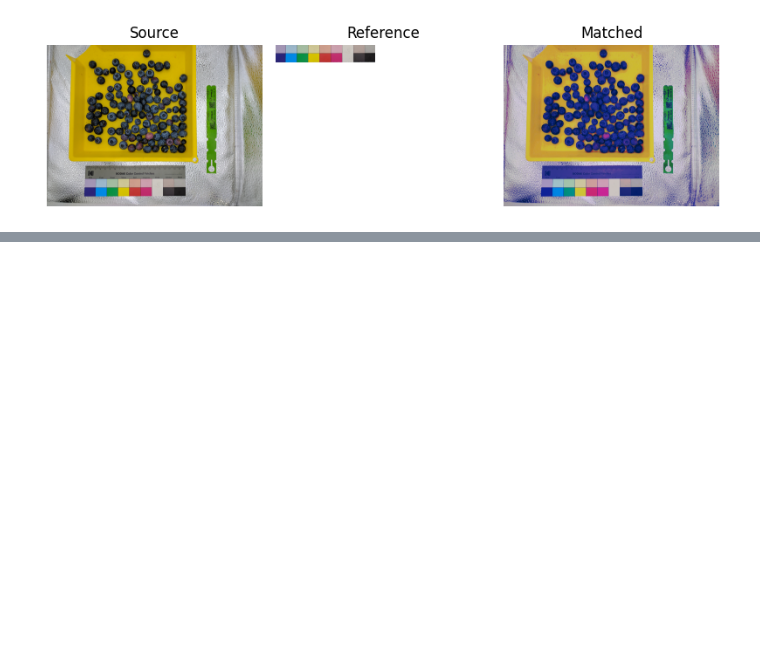
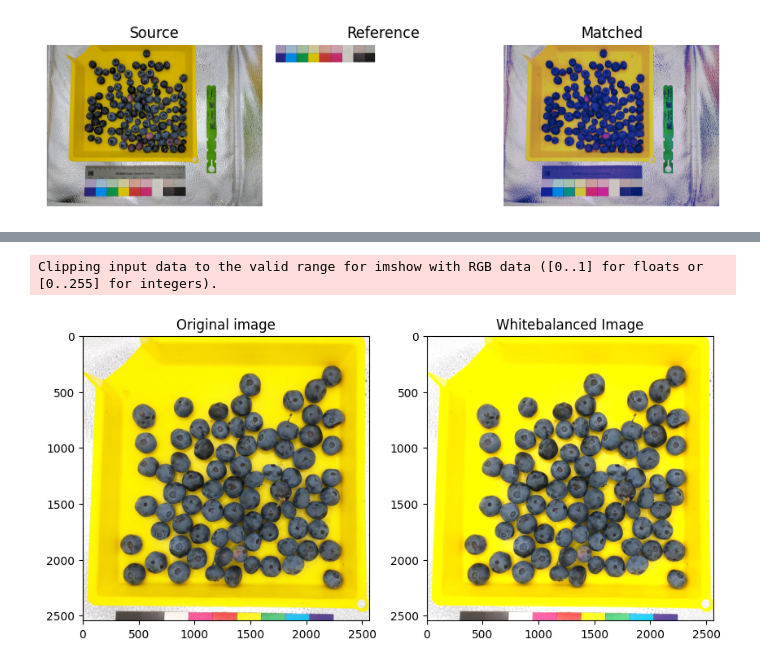
Before and after one commit to smarabattula/aros-blueberry, a Jupyter notebook: ColorCorrection.ipynb, the cells around one changed output, grey strips where cells are left out. Saved outputs shown, nothing was run; the diff lists cells and outputs as text; code cells hidden in the pictures; blank space fills up the shorter version.

```diff
--- a/ColorCorrection.ipynb
+++ b/ColorCorrection.ipynb
@@ -114,0 +132,20 @@ plt.show()
+# %%
+def whitepatch_balancing(image, ref_img_white):
+    fig, ax = plt.subplots(1,2, figsize=(10,5))
+    ax[0].imshow(image)
+    # ax[0].add_patch(Rectangle((from_column, from_row),
+    #                           column_width,
+    #                           row_width,
+    #                           linewidth=3,
+    #                           edgecolor='r', facecolor='none'));
+    ax[0].set_title('Original image')
+    image_max = (image*1.0 /
+                 ref_img_white.max(axis=(0, 1))) #.clip(0, 1)
+    ax[1].imshow(image_max)
+
+    ax[1].set_title('Whitebalanced Image')
+whitepatch_balancing(cv2.normalize(img, None, 0, 1.0,
+cv2.NORM_MINMAX, dtype=cv2.CV_32F), white_kodak)
+# %% [output]
+Clipping input data to the valid range for imshow with RGB data ([0..1] for floats or [0..255] for integers).
+[figure, added]
```
Also changed, not shown: parts of 8 cells of this notebook.
